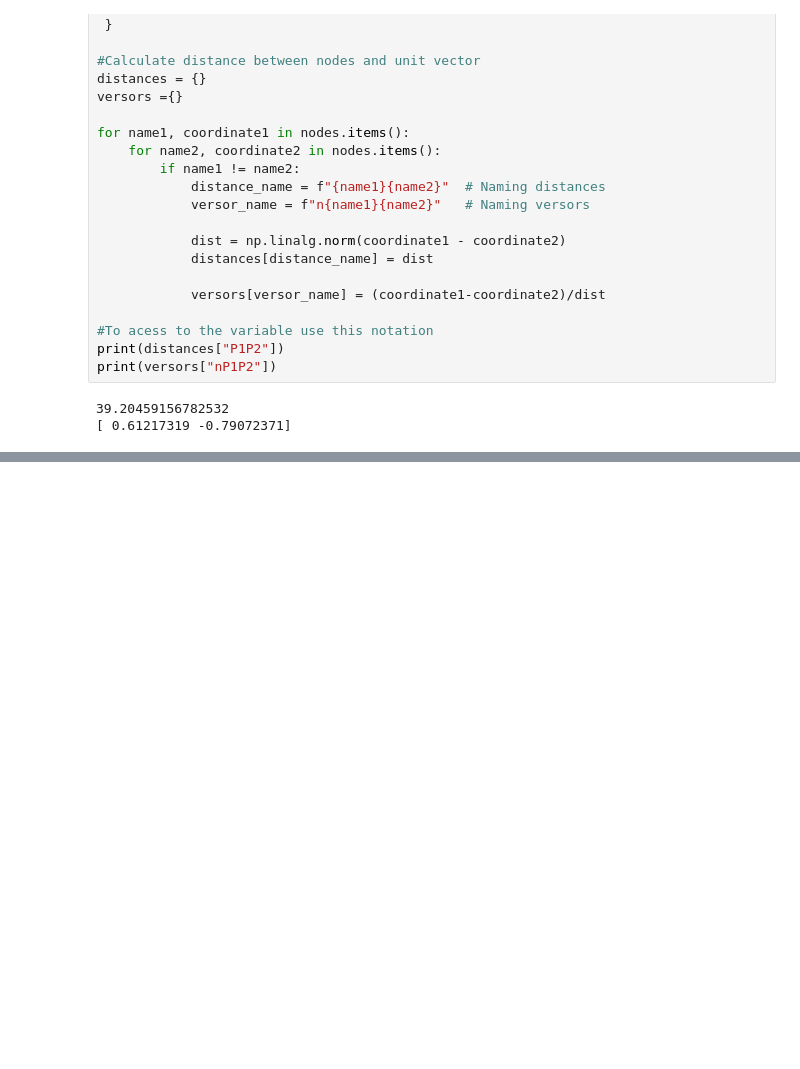
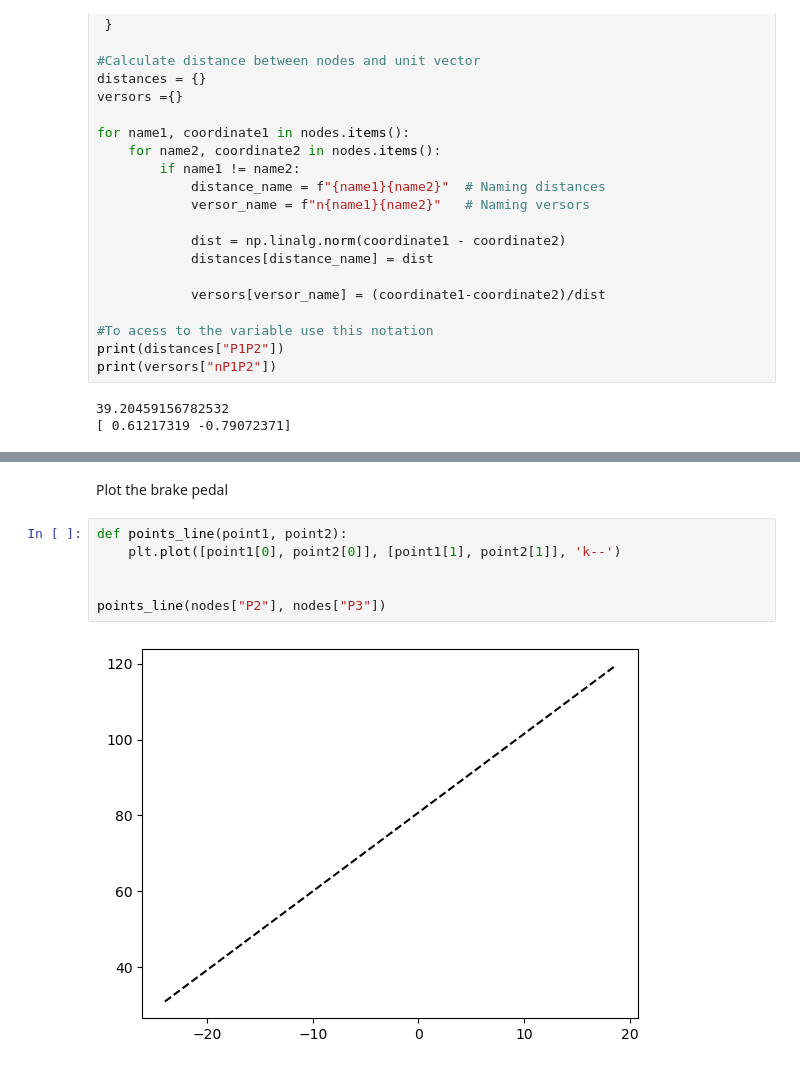
Before and after one commit to IvancO00/Brake_Pedal_FEMProject, a Jupyter notebook: TrussModelHandCalculation/TrussElemetn.ipynb, the cells around one changed output, grey strips where cells are left out. Saved outputs shown, nothing was run; the diff lists cells and outputs as text; blank space fills up the shorter version.

```diff
--- a/TrussModelHandCalculation/TrussElemetn.ipynb
+++ b/TrussModelHandCalculation/TrussElemetn.ipynb
@@ -47,0 +44,10 @@ Error:
+# %% [markdown]
+Plot the brake pedal
+# %%
+def points_line(point1, point2):
+    plt.plot([point1[0], point2[0]], [point1[1], point2[1]], 'k--')
+
+
+points_line(nodes["P2"], nodes["P3"])
+# %% [output]
+[figure, added]
```
Also changed, not shown: parts of 5 cells of this notebook.
